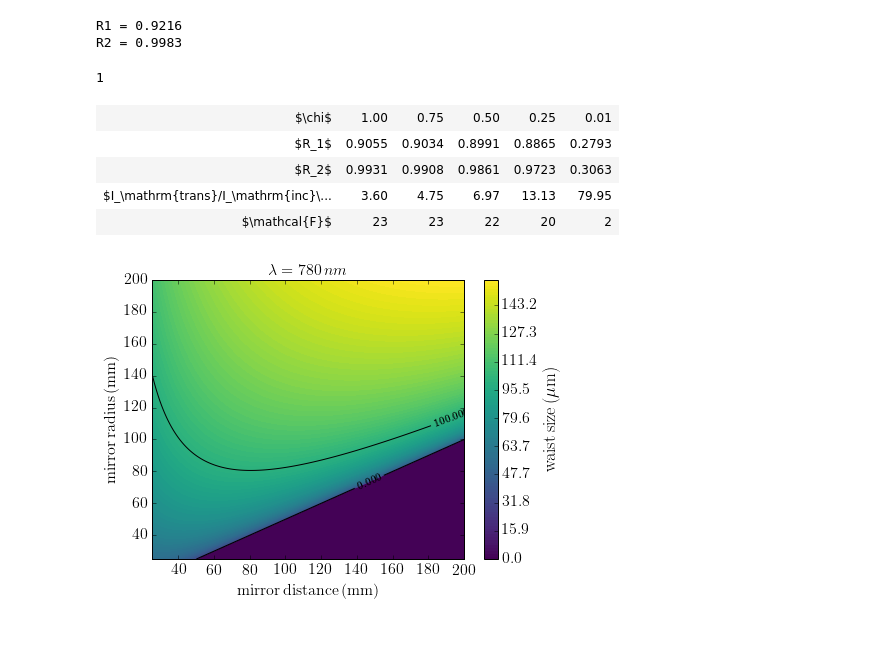
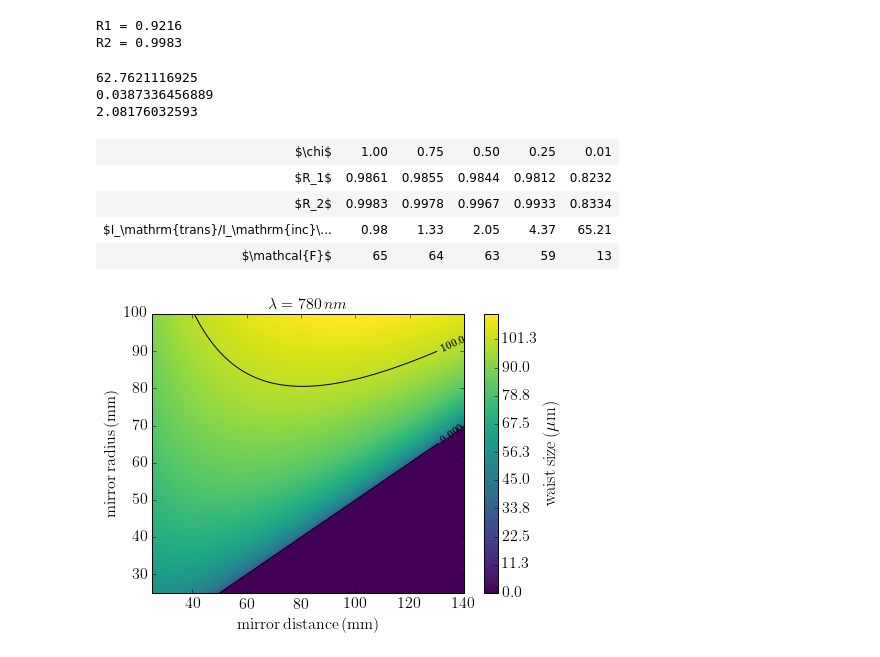
Before and after one commit to sduquemesa/CavityWeizmann, a Jupyter notebook: OpticalCavity.ipynb, the cells around one changed output. Cells and saved outputs as stored; diff of their text form; code cells hidden in the pictures.

```diff
--- a/OpticalCavity.ipynb
+++ b/OpticalCavity.ipynb
@@ -321,6 +323,21 @@ print 'R1 = %.4f\nR2 = %.4f' %(Rmatched,1-T2)
 # %% [output]
 R1 = 0.9216
 R2 = 0.9983
+# %%
+R1 = R2 = 0.99
+alpha = 0.02
+grt = np.sqrt(R1)*np.sqrt(R2)*np.exp(-2*alpha)
+
+trans = (1-R1)*(1-R2)*np.exp(-4*alpha)/(1-grt)**2
+finesse = np.pi*np.sqrt(grt)/(1-grt)
+
+print finesse
+print trans
+print np.exp(2*alpha)/(1-R2)*np.sinh(alpha)
+# %% [output]
+62.7621116925
+0.0387336456889
+2.08176032593
 # %%
 chi_list = np.asarray([1,0.75,0.5,0.25,0.01])
 
@@ -349,50 +366,51 @@ ipy_table.set_row_style(1,float_format='%.4f')
 ipy_table.set_row_style(3,float_format='%.2f')
 ipy_table.set_row_style(4,float_format='%.d')
 ipy_table.apply_theme('basic_left')
+
+ipy_table.render()
 # %% [output]
-1
 | $\chi$ | 1.00 | 0.75 | 0.50 | 0.25 | 0.01 |
-| $R_1$ | 0.9055 | 0.9034 | 0.8991 | 0.8865 | 0.2793 |
-| $R_2$ | 0.9931 | 0.9908 | 0.9861 | 0.9723 | 0.3063 |
-| $I_\mathrm{trans}/I_\mathrm{inc}\... | 3.60 | 4.75 | 6.97 | 13.13 | 79.95 |
-| $\mathcal{F}$ | 23 | 23 | 22 | 20 | 2 |
+| $R_1$ | 0.9861 | 0.9855 | 0.9844 | 0.9812 | 0.8232 |
+| $R_2$ | 0.9983 | 0.9978 | 0.9967 | 0.9933 | 0.8334 |
+| $I_\mathrm{trans}/I_\mathrm{inc}\... | 0.98 | 1.33 | 2.05 | 4.37 | 65.21 |
+| $\mathcal{F}$ | 65 | 64 | 63 | 59 | 13 |
 # %%
 #wavelenght (mm)
-wl = 780.033330e-12
+wl = 780.033330e-6
 
 def waistSize(d,C):
     g = 1-d/C
     g_safe = np.where( (1+g)/(4*(1-g)) >= 0,g,0)
     w0_2 = (wl*d/np.pi)*np.sqrt((1+g_safe)/(4*(1-g_safe)))
     return np.where(2*C>=d,np.sqrt(w0_2),0)
 
-d = np.linspace(25,200,1000)
-C = np.linspace(25,200,1000)
+d = np.linspace(25,140,1000)
+C = np.linspace(25,100,1000)
 
 # Plotting
 
 X,Y = np.meshgrid(d, C)
 
 Z = waistSize(X, Y)
 
 plt.figure()
 
 
-cset1 = plt.contourf(X,Y,Z*1e6,
-             levels=np.linspace(Z.min(),Z.max(),100)*1e6,
+cset1 = plt.contourf(X,Y,Z*1e3,
+             levels=np.linspace(Z.min(),Z.max(),100)*1e3,
              cmap=cm.viridis)
 cbar = plt.colorbar()
 
-cset2 = plt.contour(X, Y, Z*1e6, levels=[0,100],
+cset2 = plt.contour(X, Y, Z*1e3, levels=[0,100],
                 colors='k',
                 hold='on')
 plt.clabel(cset2,level=[100],inline=1, fontsize=10)
 
 plt.xlabel(r'$\mathrm{mirror\, distance\, (mm)}$', fontsize=16)
 plt.ylabel(r'$\mathrm{mirror\, radius\, (mm)}$', fontsize=16)
 plt.title('$\lambda = 780\, nm', fontsize=16)
 plt.tick_params(labelsize=16)
 cbar.set_label(label=r'$\mathrm{waist\, size\, (\mu m)}$',size=18)
 cbar.ax.tick_params(labelsize=16)
 # %% [output]
-[figure, old version]
+[figure, new version]
```
Also changed, not shown: parts of 5 cells of this notebook.
